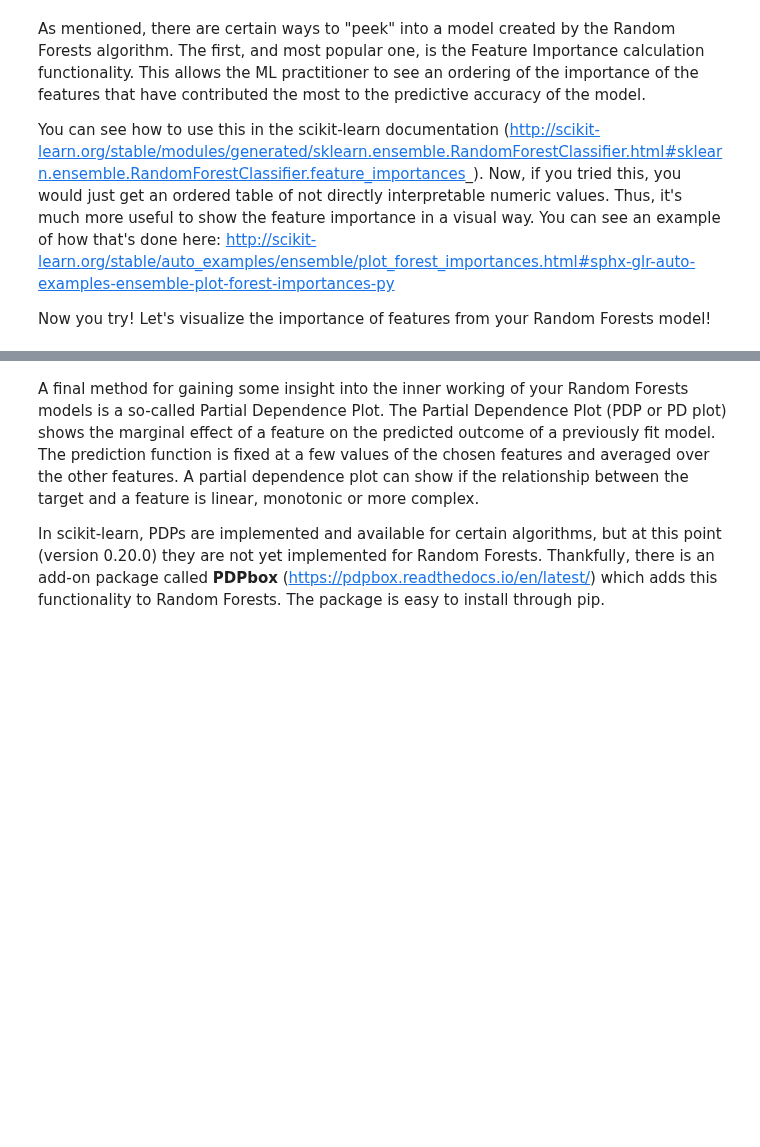
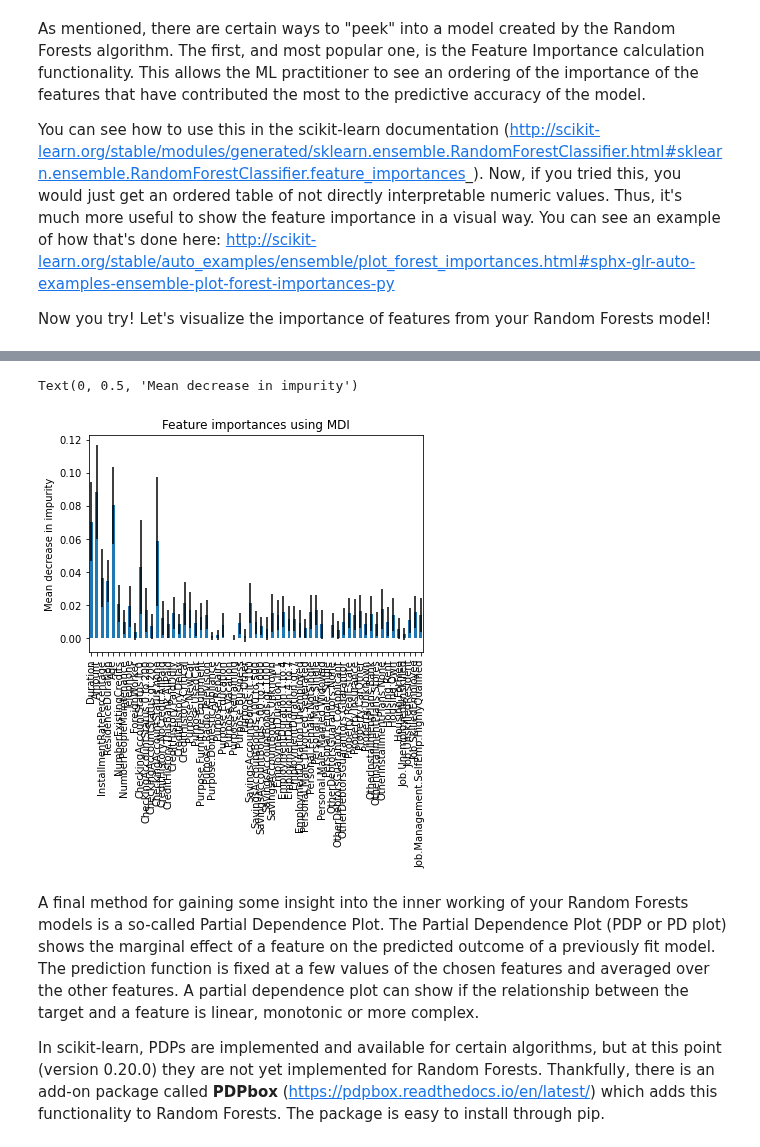
Before and after one commit to springboard-curriculum/mec-mini-projects, a Jupyter notebook: mec-13.5.1-tree-based-algorithms-mini-project/Mini_Project_Tree-Based_Algorithms.ipynb, the cells around one changed output, grey strips where cells are left out. Saved outputs shown, nothing was run; the diff lists cells and outputs as text; code cells hidden in the pictures; blank space fills up the shorter version.

```diff
--- a/mec-13.5.1-tree-based-algorithms-mini-project/Mini_Project_Tree-Based_Algorithms.ipynb
+++ b/mec-13.5.1-tree-based-algorithms-mini-project/Mini_Project_Tree-Based_Algorithms.ipynb
@@ -70,0 +137,24 @@ from sklearn.ensemble import RandomForestClassifier
+# %%
+# Your code here! :)
+# Read the data
+data = pd.read_csv("./GermanCredit.csv.zip")
+
+# Split the data into train & test
+X = data.drop(labels=["Class"], axis=1)
+y = data['Class']
+X_train, X_test, y_train, y_test = train_test_split(X, y, test_size=0.3, random_state=17)
+
+# Train the model
+clf = RandomForestClassifier()
+param = {"criterion":["gini", "entropy"], "max_depth":[50, 150, 500, 1000], "max_features":["auto", "sqrt", "log2"]}
+gscv = GridSearchCV(estimator=clf, param_grid=param, cv=10)
+gscv.fit(X_train, y_train)
+print("Best parameters for training: " + str(gscv.best_params_))
+print("Best score for training: " + str(gscv.best_score_))
+print("Best estimator for training: " + str(gscv.best_estimator_))
+y_pred = gscv.predict(X_test)
+#acc
+print("Classification Report:")
+print(classification_report(y_test, y_pred))
+print("Accuracy Report:")
+print(accuracy_score(y_test, y_pred))
@@ -78,0 +183,21 @@ Now you try! Let's visualize the importance of features from your Random Forests
+# %%
+# Your code here
+import matplotlib.pyplot as plt
+
+import time
+import numpy as np
+
+start_time = time.time()
+importances = gscv.best_estimator_.feature_importances_
+std = np.std([tree.feature_importances_ for tree in gscv.best_estimator_.estimators_], axis=0)
+elapsed_time = time.time() - start_time
+
+print(f"Elapsed time to compute the importances: {elapsed_time:.3f} seconds")
+
+forest_importances = pd.Series(importances, index=X_train.columns)
+
+fig, ax = plt.subplots()
+forest_importances.plot.bar(yerr=std, ax=ax)
+ax.set_title("Feature importances using MDI")
+ax.set_ylabel("Mean decrease in impurity")
+# %% [output]
@@ -79,3 +205,5 @@ Now you try! Let's visualize the importance of features from your Random Forests
+Text(0, 0.5, 'Mean decrease in impurity')
+[figure, added]
 # %% [markdown]
 A final method for gaining some insight into the inner working of your Random Forests models is a so-called Partial Dependence Plot. The Partial Dependence Plot (PDP or PD plot) shows the marginal effect of a feature on the predicted outcome of a previously fit model. The prediction function is fixed at a few values of the chosen features and averaged over the other features. A partial dependence plot can show if the relationship between the target and a feature is linear, monotonic or more complex.
 
```
Also changed, not shown: parts of 15 cells of this notebook.
